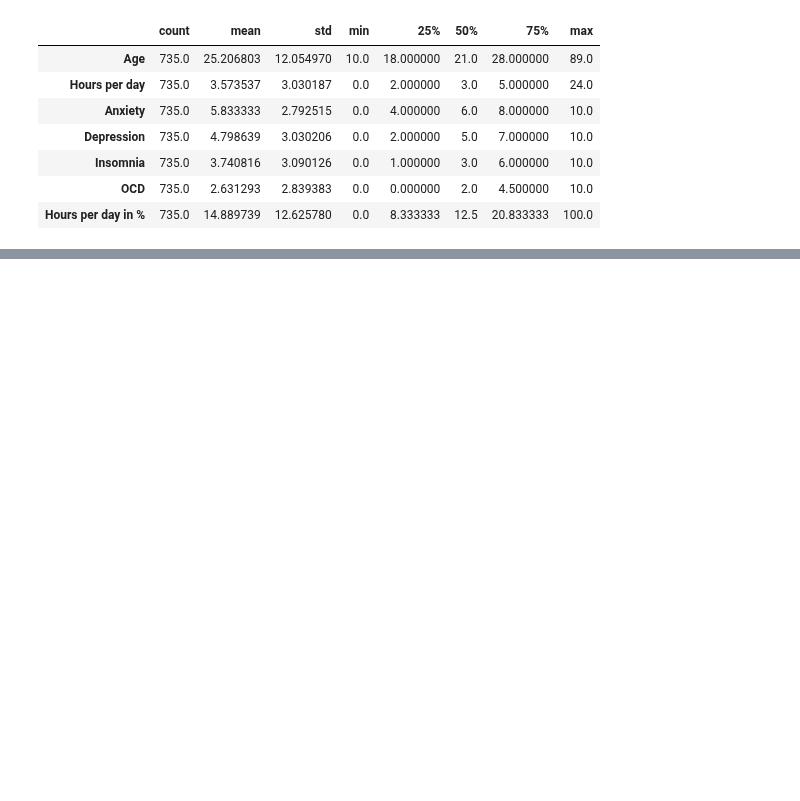
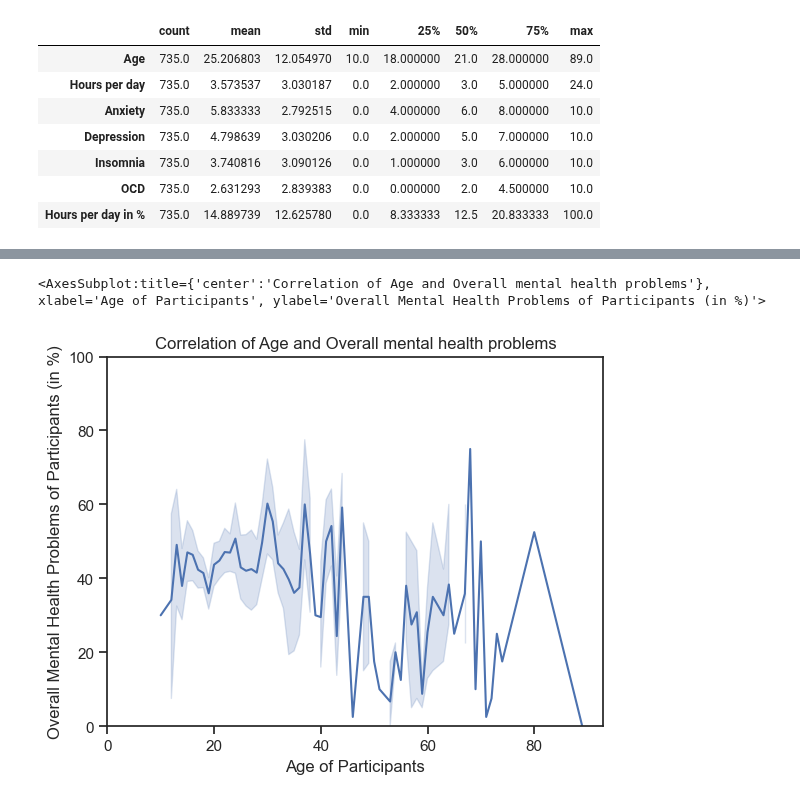
Before and after one commit to ubco-W2022T2-data301/project-group-group12, a Jupyter notebook: analysis/analysisZainab.ipynb, the cells around one changed output, grey strips where cells are left out. Saved outputs shown, nothing was run; the diff lists cells and outputs as text; code cells hidden in the pictures; blank space fills up the shorter version.

```diff
--- a/analysis/analysisZainab.ipynb
+++ b/analysis/analysisZainab.ipynb
@@ -249,0 +424,3 @@ filterdrop
+# %%
+df10 = filterdrop[["Age", "Overall Mental Health (out of 100)"]]
+df10
@@ -249,0 +454,11 @@ filterdrop
+# %%
+sns.set_theme(style="ticks")
+plot4=sns.lineplot(data=df10, x="Age", y="Overall Mental Health (out of 100)")
+plot4.set(xlabel="Age of Participants", ylabel="Overall Mental Health Problems of Participants (in %)", title="Correlation of Age and Overall mental health problems")
+plot4.set_xlim(0, None)
+plot4.set_ylim(0, 100)
+
+plot4
+# %% [output]
+<AxesSubplot:title={'center':'Correlation of Age and Overall mental health problems'}, xlabel='Age of Participants', ylabel='Overall Mental Health Problems of Participants (in %)'>
+[figure, added]
```
Also changed, not shown: parts of 18 cells of this notebook, 1 other file.
